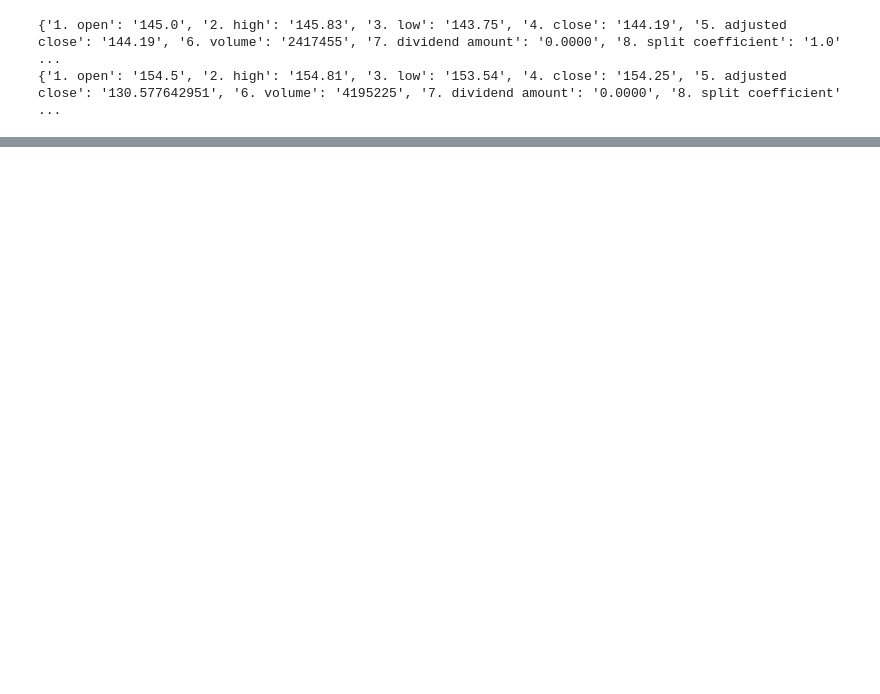
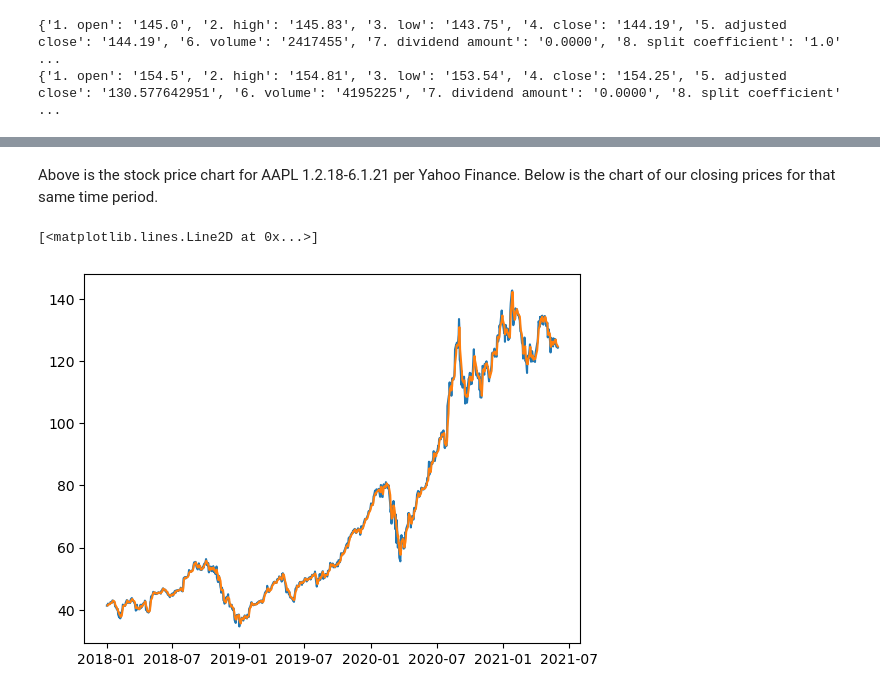
Before and after one commit to jackolson415/Predicting_Stock_Prices_Google_Trends, a Jupyter notebook: API_setup.ipynb, the cells around one changed output, grey strips where cells are left out. Drawn from its saved outputs; the diff is of its cells as text; code cells hidden in the pictures; blank space fills up the shorter version.

```diff
--- a/API_setup.ipynb
+++ b/API_setup.ipynb
@@ -34,0 +79,13 @@ The alpha vantage api is able to get the data for the time frame we want. Next s
+# %%
+def spdr_adj_close():
+    url = f'https://www.alphavantage.co/query?function=TIME_SERIES_DAILY_ADJUSTED&symbol=spy&apikey=49KFJCFS3P6CEU4F&outputsize=full'
+    r = requests.get(url)
+    data = r.json()
+    df = pd.DataFrame(data['Time Series (Daily)']).T
+    df['date'] = df.index
+    df.index = pd.to_datetime(df['date'])
+    df = df[df['date'] > '2018-01-01']
+    df = df[df['date'] < '2021-06-02']
+    df.drop(columns = 'date', inplace = True)
+    df.sort_index(inplace=True)
+    return df['5. adjusted close']
@@ -60,0 +146,4 @@ df
+# %%
+trends = pd.DataFrame(trends)
+trends.rename(columns = {'IBM':'trend_score'}, inplace = True)
+trends
@@ -60,0 +228,2 @@ df
+# %%
+aapl = create_ticker_df('aapl')
@@ -60,0 +276,8 @@ df
+# %% [markdown]
+Above is the stock price chart for AAPL 1.2.18-6.1.21 per Yahoo Finance. Below is the chart of our closing prices for that same time period.
+# %%
+plt.plot(aapl['adjusted_close'])
+plt.plot(aapl['rolling_3d_adj_close'])
+# %% [output]
+[<matplotlib.lines.Line2D at 0x...>]
+[figure, added]
```
Also changed, not shown: parts of 54 cells of this notebook, 2 other files.
